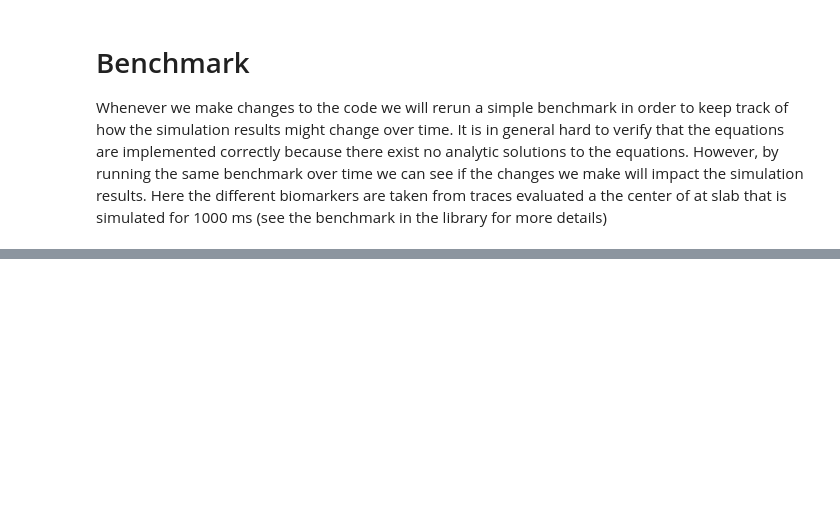
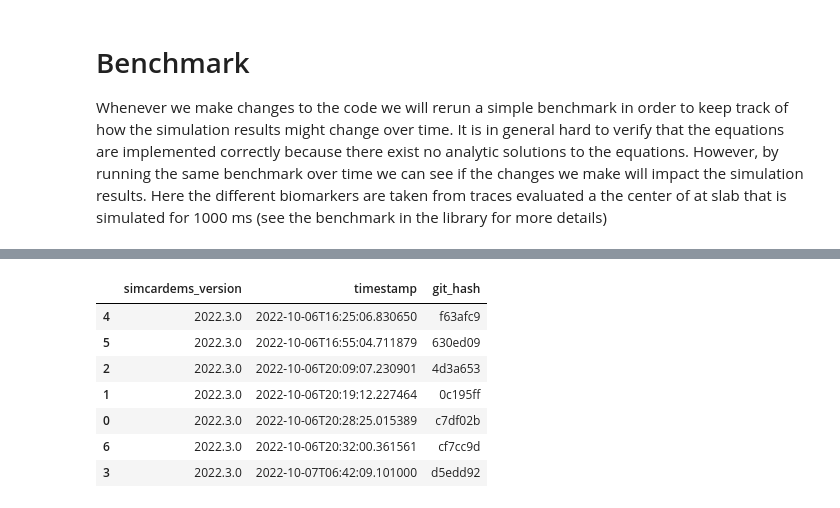
Before and after one commit to ComputationalPhysiology/simcardems, a Jupyter notebook: docs/benchmark.ipynb, the cells around one changed output, grey strips where cells are left out. Cells and saved outputs as stored; diff of their text form; code cells hidden in the pictures; blank space fills up the shorter version.

```diff
--- a/docs/benchmark.ipynb
+++ b/docs/benchmark.ipynb
@@ -42,3 +86,11 @@ for git_hash, d in data.items():
 # %%
-for (v, t, h) in zip(versions, timestamps, hashes):
-    print(v, t.date(), h)
+df[["simcardems_version", "timestamp", "git_hash"]]
+# %% [output]
+|  | simcardems_version | timestamp | git_hash |
+| 4 | 2022.3.0 | 2022-10-06T16:25:06.830650 | f63afc9 |
+| 5 | 2022.3.0 | 2022-10-06T16:55:04.711879 | 630ed09 |
+| 2 | 2022.3.0 | 2022-10-06T20:09:07.230901 | 4d3a653 |
+| 1 | 2022.3.0 | 2022-10-06T20:19:12.227464 | 0c195ff |
+| 0 | 2022.3.0 | 2022-10-06T20:28:25.015389 | c7df02b |
+| 6 | 2022.3.0 | 2022-10-06T20:32:00.361561 | cf7cc9d |
+| 3 | 2022.3.0 | 2022-10-07T06:42:09.101000 | d5edd92 |
```
Also changed, not shown: parts of 11 cells of this notebook, 1 other file.
